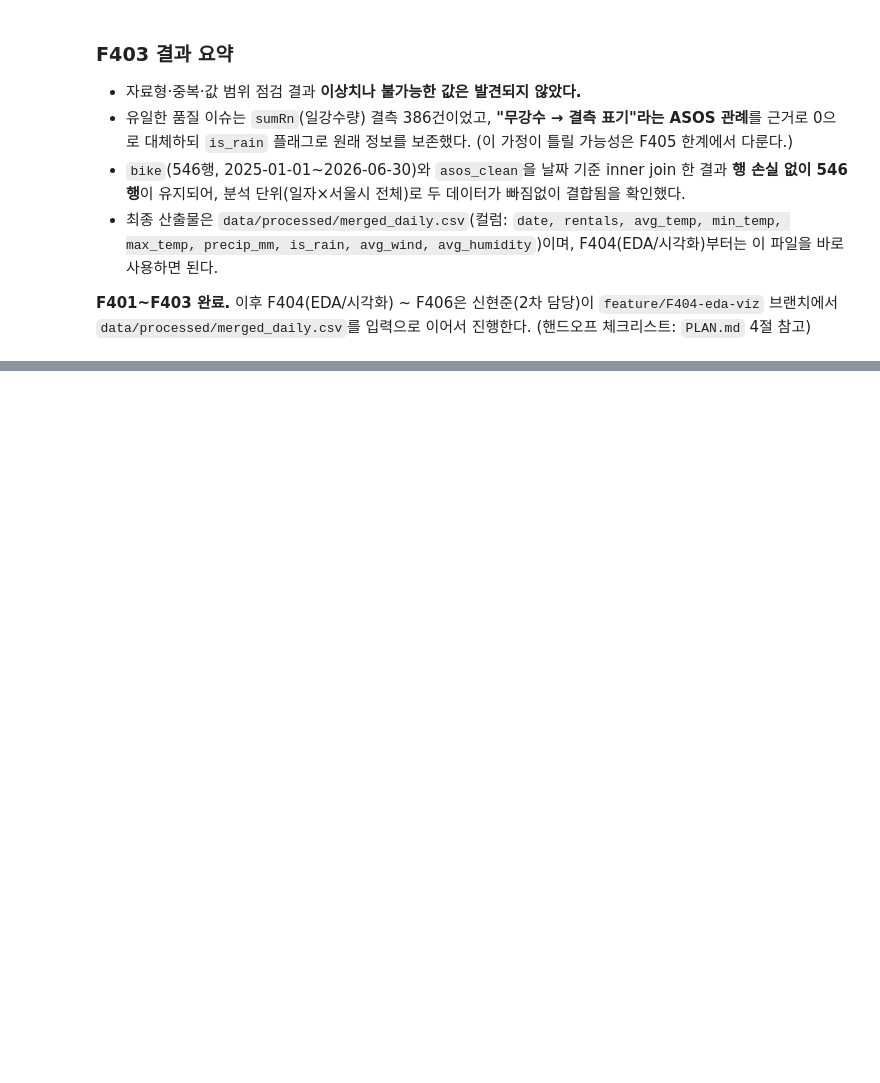
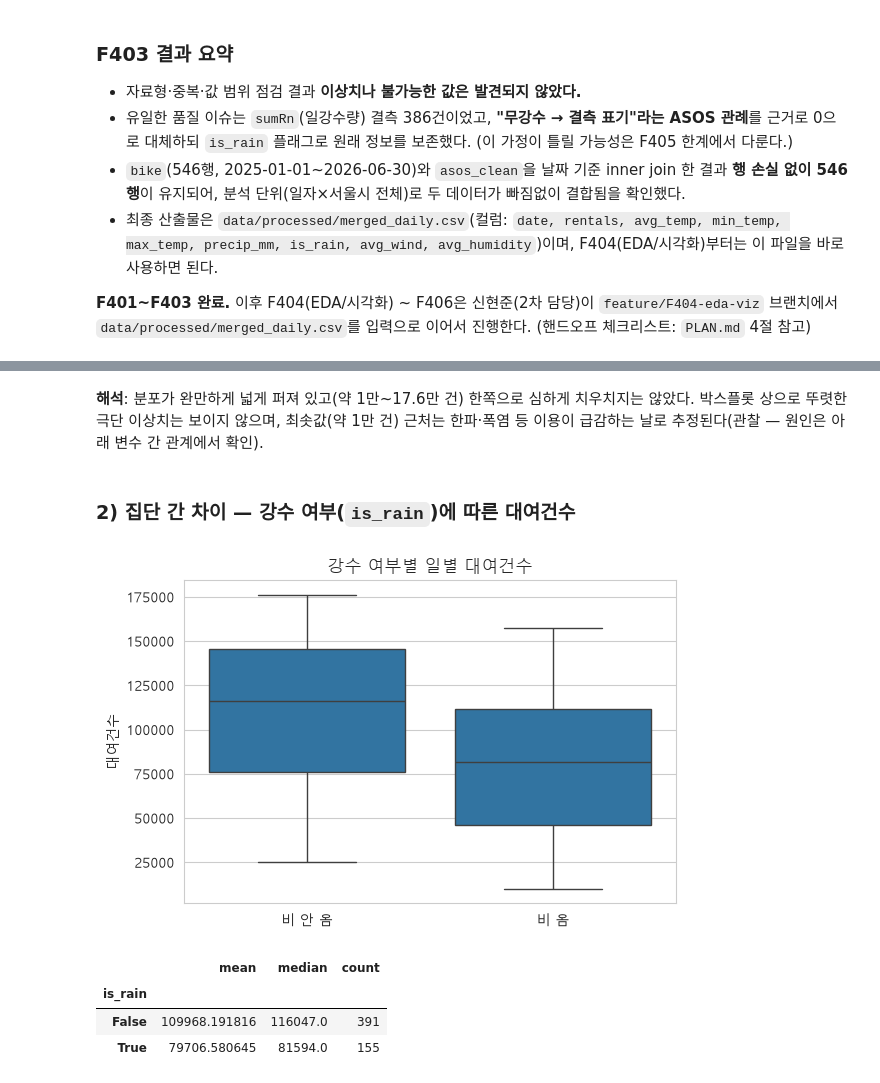
Before and after one commit to cheese-flavor/2026_ttareungi, a Jupyter notebook: notebooks/analysis.ipynb, the cells around one changed output, grey strips where cells are left out. Drawn from its saved outputs; the diff is of its cells as text; code cells hidden in the pictures; blank space fills up the shorter version.

```diff
--- a/notebooks/analysis.ipynb
+++ b/notebooks/analysis.ipynb
@@ -319,0 +365,23 @@ print("저장 완료:", merged_out_path, merged.shape)
+# %% [markdown]
+**해석**: 분포가 완만하게 넓게 퍼져 있고(약 1만~17.6만 건) 한쪽으로 심하게 치우치지는 않았다.
+박스플롯 상으로 뚜렷한 극단 이상치는 보이지 않으며, 최솟값(약 1만 건) 근처는 한파·폭염 등
+이용이 급감하는 날로 추정된다(관찰 — 원인은 아래 변수 간 관계에서 확인).
+# %% [markdown]
+### 2) 집단 간 차이 — 강수 여부(`is_rain`)에 따른 대여건수
+# %%
+fig, ax = plt.subplots(figsize=(6, 4))
+sns.boxplot(data=df, x="is_rain", y="rentals", ax=ax)
+ax.set_xticklabels(["비 안 옴", "비 옴"])
+ax.set_xlabel("")
+ax.set_ylabel("대여건수")
+ax.set_title("강수 여부별 일별 대여건수")
+plt.tight_layout()
+plt.show()
+
+df.groupby("is_rain")["rentals"].agg(["mean", "median", "count"])
+# %% [output]
+[figure, added]
+|  | mean | median | count |
+| is_rain |  |  |  |
+| False | 109968.191816 | 116047.0 | 391 |
+| True | 79706.580645 | 81594.0 | 155 |
```
Also changed, not shown: parts of 14 cells of this notebook, 1 other file.
